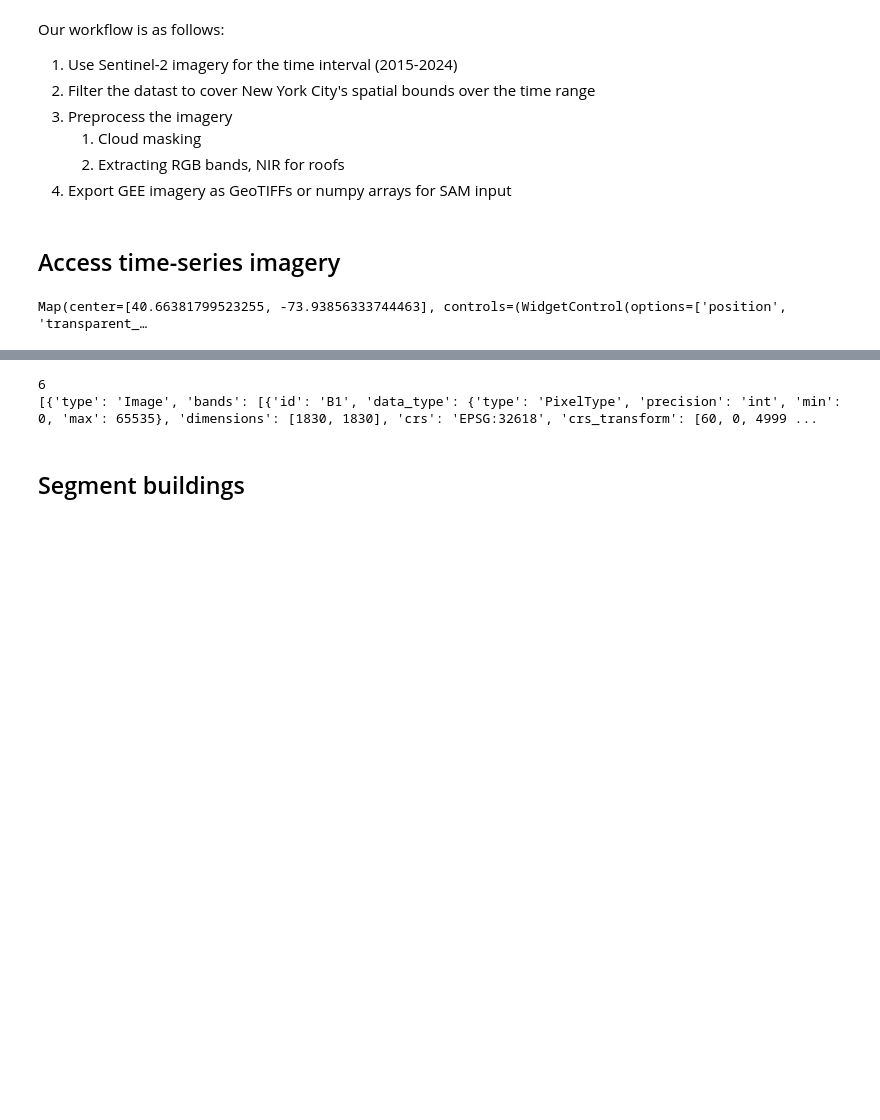
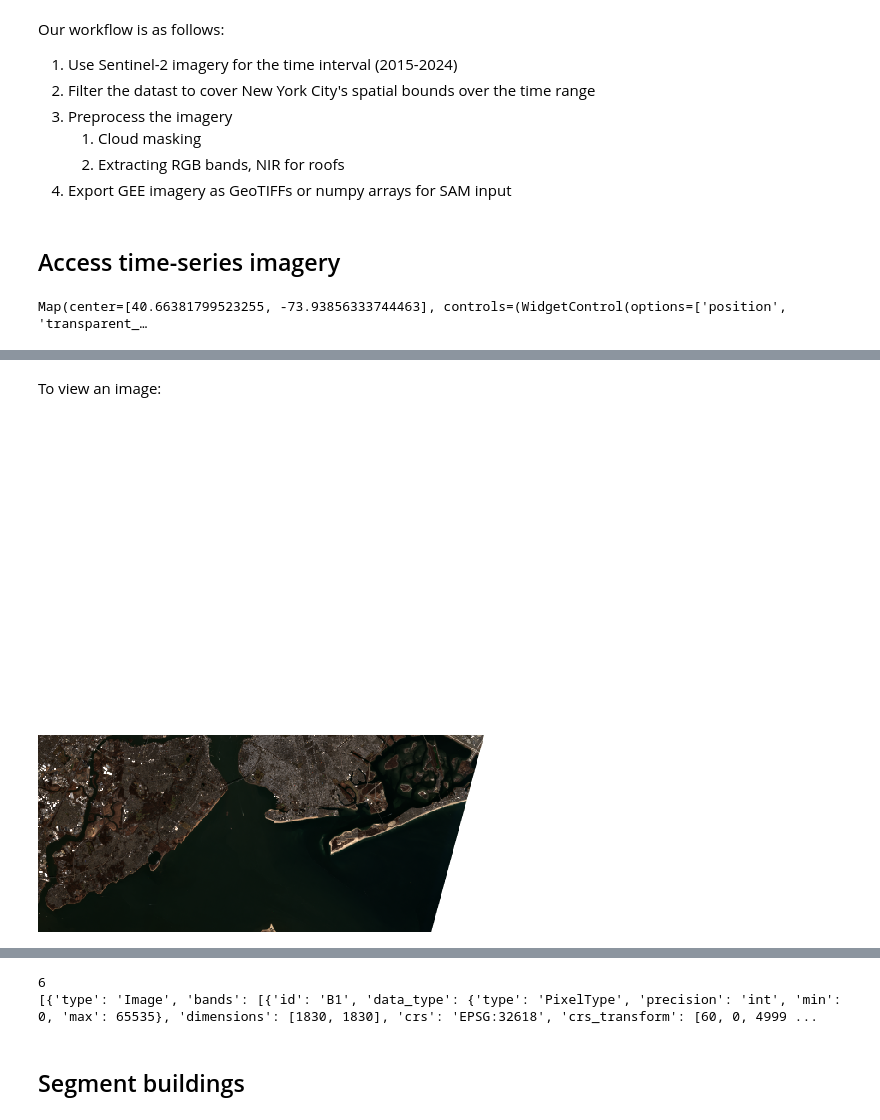
Before and after one commit to sralter/urban_development_analysis, a Jupyter notebook: gee_data.ipynb, the cells around one changed output, grey strips where cells are left out. Drawn from its saved outputs; the diff is of its cells as text; code cells hidden in the pictures; blank space fills up the shorter version.

```diff
--- a/gee_data.ipynb
+++ b/gee_data.ipynb
@@ -42,0 +110,18 @@ Map(center=[40.66381799523255, -73.93856333744463], controls=(WidgetControl(opti
+# %%
+nyc_image = ee.Image(nyc_collection.first())
+nyc_image_info = nyc_image.getInfo()
+print("Image Info is a ", type(nyc_image_info))
+print("Fields of Image Info:")
+for key in nyc_image_info:
+    print(key)
+
+print("Start time of Image:\t", nyc_image_info["properties"]["system:time_start"])
+
+print(
+    "Date:\t\t\t",
+    datetime.fromtimestamp(
+        nyc_image_info["properties"]["system:time_start"] / 1000
+    ).strftime("%c"),
+)
+
+print("Sentinel ID:\t\t", nyc_image_info["properties"]["DATATAKE_IDENTIFIER"])
@@ -42,0 +139,19 @@ Map(center=[40.66381799523255, -73.93856333744463], controls=(WidgetControl(opti
+# %% [markdown]
+To view an image:
+# %%
+nyc_url = nyc_image.getThumbURL(
+    {
+        "format": "png",
+        "bands": ["B4", "B3", "B2"],
+        "dimensions": [512, 512],
+        "region": nyc_envelope_ee,
+        "min": 0,
+        "max": 4000,
+    }
+)
+
+nyc_thumburl_response = requests.get(nyc_url, stream=True)
+nyc_pil = Image.open(nyc_thumburl_response.raw)
+nyc_pil
+# %% [output]
+[figure, added]
```
Also changed, not shown: parts of 12 cells of this notebook, 47 other files.
